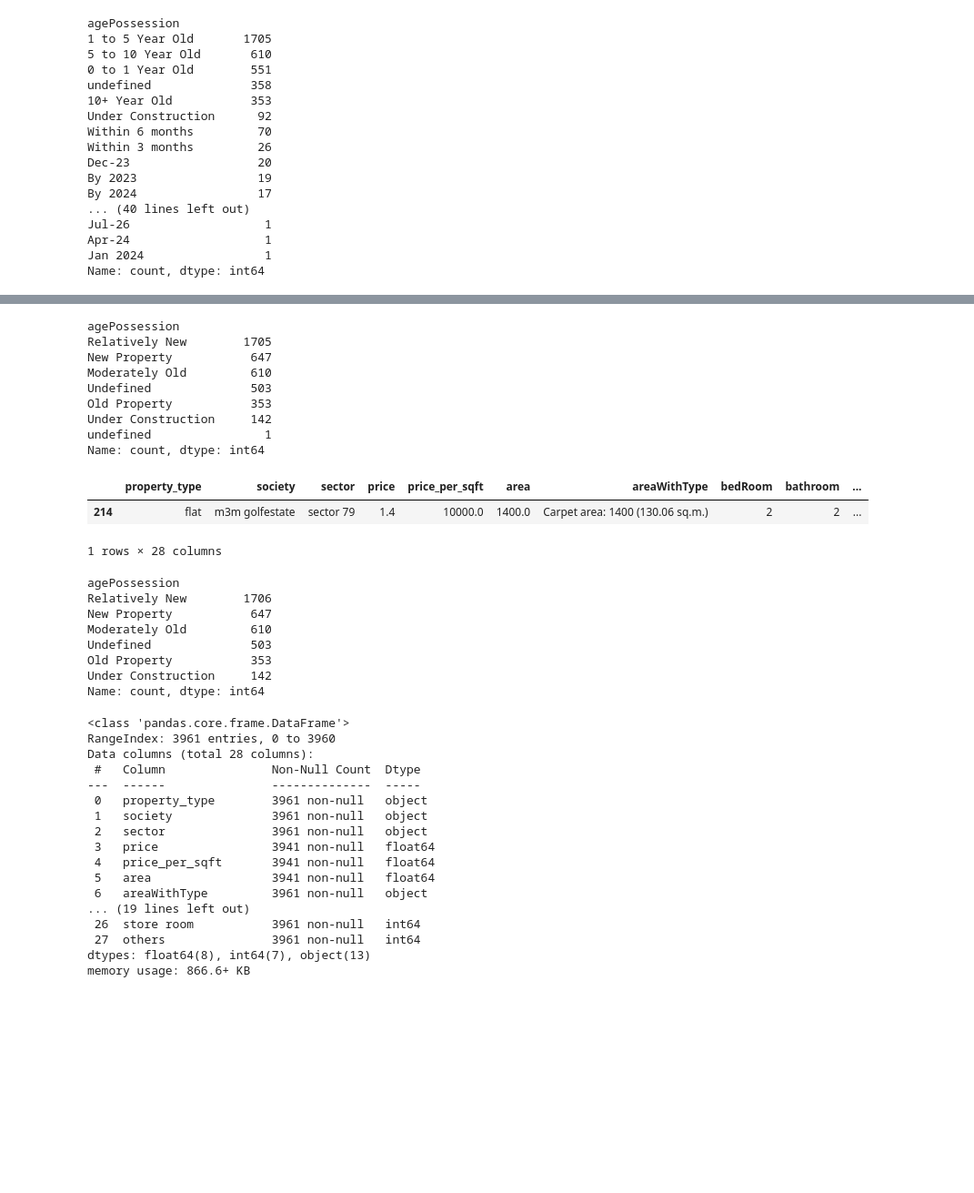
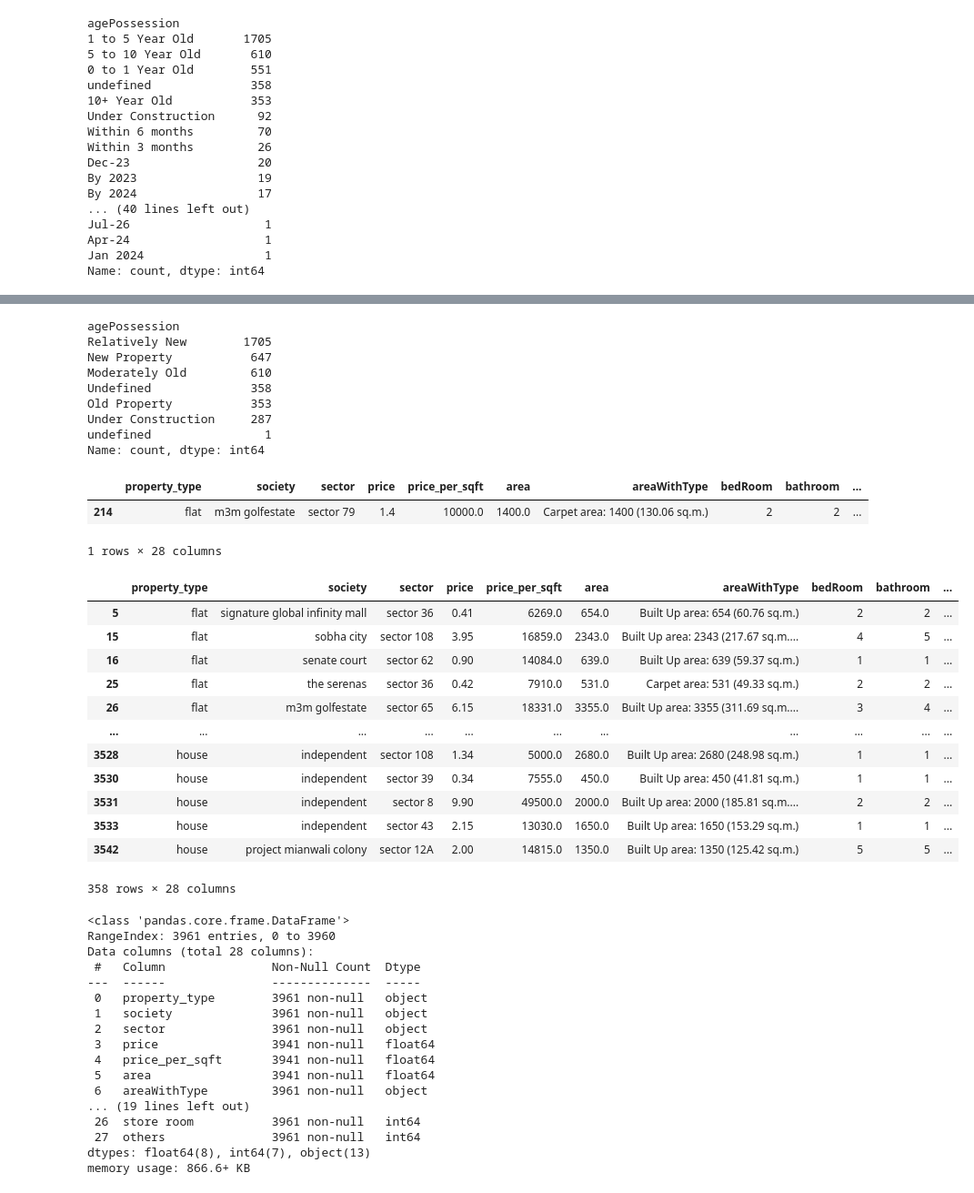
Before and after one commit to kaushalkumarma2025/house-price-prediction-india, a Jupyter notebook: notebooks/04_Feature_Engineering.ipynb, the cells around one changed output, grey strips where cells are left out. Shown at 91% size. Drawn from its saved outputs; the diff is of its cells as text; code cells hidden in the pictures; blank space fills up the shorter version.

Commit message:
Modify agePossession feature

```diff
--- a/notebooks/04_Feature_Engineering.ipynb
+++ b/notebooks/04_Feature_Engineering.ipynb
@@ -214,7 +239,8 @@ Apr-24                   1
 Jan 2024                 1
 Name: count, dtype: int64
 # %%
-# This function categorizes the agePossession column into defined categories.
+import re
+
 def categorize_age_possession(value):
     if pd.isna(value):
         return "undefined"
@@ -226,13 +252,20 @@ def categorize_age_possession(value):
         return "Moderately Old"
     if "10+ Year Old" in value:
         return "Old Property"
-    if "Under Construction" in value or "By" in value:
+    if "Under Construction" in value:
         return "Under Construction"
-    try:
-        int(value.split(" ")[-1]) # For cases like Aug 2025
+    if "By" in value:
+        year = re.search(r"\d{4}", value)
+        if year:
+            return "Under Construction"
+    if re.search(r"\b(Jan|Feb|Mar|Apr|May|Jun|Jul|Aug|Sep|Oct|Nov|Dec)\b", value, re.IGNORECASE):
+        year = re.search(r"\d{2,4}", value)
+        if year:
+            return "Under Construction"
+    if re.search(r"\b(Jan|Feb|Mar|Apr|May|Jun|Jul|Aug|Sep|Oct|Nov|Dec)\s+\d{4}\b", value, re.IGNORECASE):
         return "Under Construction"
-    except:
-        return "Undefined"
+    print(f"Undefined value: {value}")
+    return "Undefined"
 # %%
 # Categorizing the agePossession column into defined categories
 df['agePossession'] = df['agePossession'].apply(categorize_age_possession)
@@ -243,9 +294,9 @@ agePossession
 Relatively New        1705
 New Property           647
 Moderately Old         610
-Undefined              503
+Undefined              358
 Old Property           353
-Under Construction     142
+Under Construction     287
 undefined                1
 Name: count, dtype: int64
 # %%
@@ -254,20 +305,22 @@ df[df.agePossession == "undefined"]
 |  | property_type | society | sector | price | price_per_sqft | area | areaWithType | bedRoom | bathroom | ... |
 | 214 | flat | m3m golfestate | sector 79 | 1.4 | 10000.0 | 1400.0 | Carpet area: 1400 (130.06 sq.m.) | 2 | 2 | ... |
 1 rows × 28 columns
-# %%
-mode_val = df.agePossession.mode()[0]   # most common category
-df["agePossession"] = df["agePossession"].replace("undefined", mode_val)
-# %%
-df.agePossession.value_counts()
-# %% [output]
-agePossession
-Relatively New        1706
-New Property           647
-Moderately Old         610
-Undefined              503
-Old Property           353
-Under Construction     142
-Name: count, dtype: int64
+# %%
+df[df.agePossession == "Undefined"]
+# %% [output]
+|  | property_type | society | sector | price | price_per_sqft | area | areaWithType | bedRoom | bathroom | ... |
+| 5 | flat | signature global infinity mall | sector 36 | 0.41 | 6269.0 | 654.0 | Built Up area: 654 (60.76 sq.m.) | 2 | 2 | ... |
+| 15 | flat | sobha city | sector 108 | 3.95 | 16859.0 | 2343.0 | Built Up area: 2343 (217.67 sq.m.... | 4 | 5 | ... |
+| 16 | flat | senate court | sector 62 | 0.90 | 14084.0 | 639.0 | Built Up area: 639 (59.37 sq.m.) | 1 | 1 | ... |
+| 25 | flat | the serenas | sector 36 | 0.42 | 7910.0 | 531.0 | Carpet area: 531 (49.33 sq.m.) | 2 | 2 | ... |
+| 26 | flat | m3m golfestate | sector 65 | 6.15 | 18331.0 | 3355.0 | Built Up area: 3355 (311.69 sq.m.... | 3 | 4 | ... |
+| ... | ... | ... | ... | ... | ... | ... | ... | ... | ... | ... |
+| 3528 | house | independent | sector 108 | 1.34 | 5000.0 | 2680.0 | Built Up area: 2680 (248.98 sq.m.) | 1 | 1 | ... |
+| 3530 | house | independent | sector 39 | 0.34 | 7555.0 | 450.0 | Built Up area: 450 (41.81 sq.m.) | 1 | 1 | ... |
+| 3531 | house | independent | sector 8 | 9.90 | 49500.0 | 2000.0 | Built Up area: 2000 (185.81 sq.m.... | 2 | 2 | ... |
+| 3533 | house | independent | sector 43 | 2.15 | 13030.0 | 1650.0 | Built Up area: 1650 (153.29 sq.m.) | 1 | 1 | ... |
+| 3542 | house | project mianwali colony | sector 12A | 2.00 | 14815.0 | 1350.0 | Built Up area: 1350 (125.42 sq.m.) | 5 | 5 | ... |
+358 rows × 28 columns
 # %%
 df.info()
 # %% [output]
```
Also changed, not shown: parts of 8 cells of this notebook, 9 other files.
